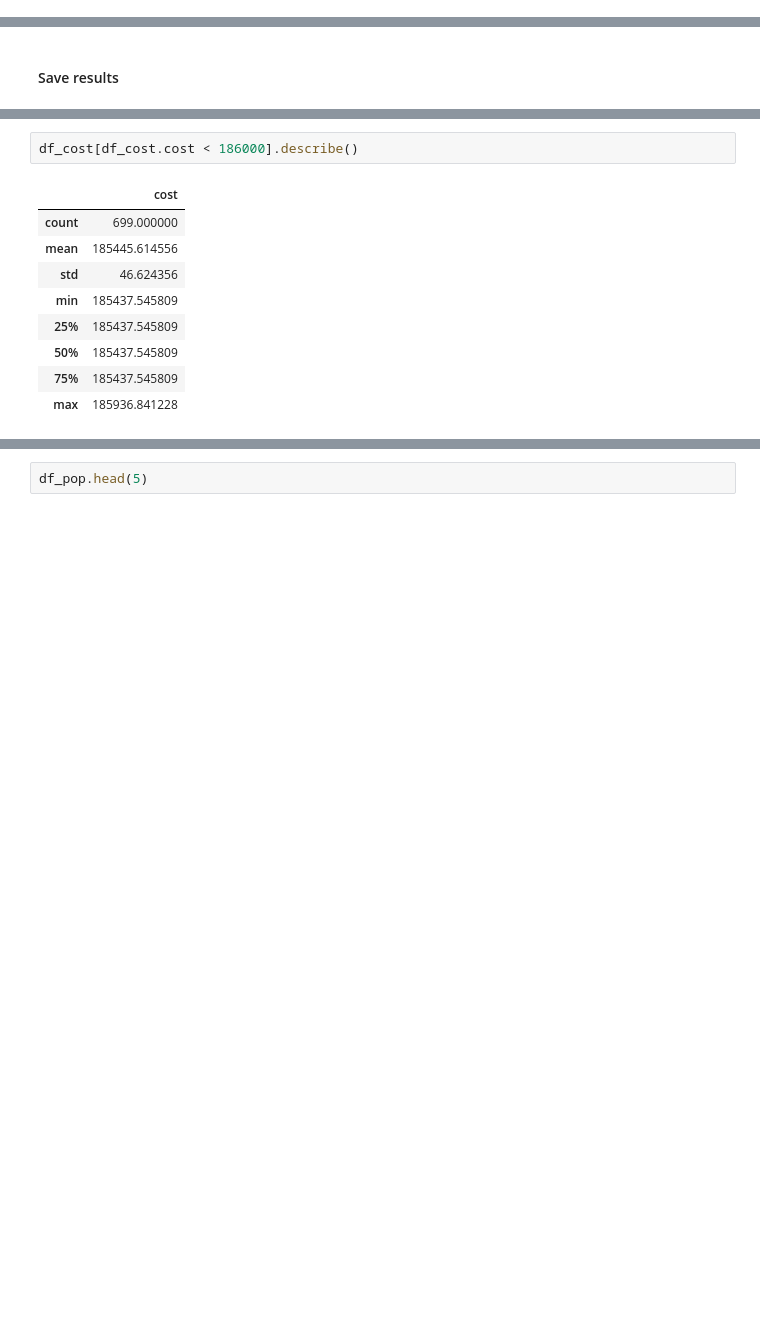
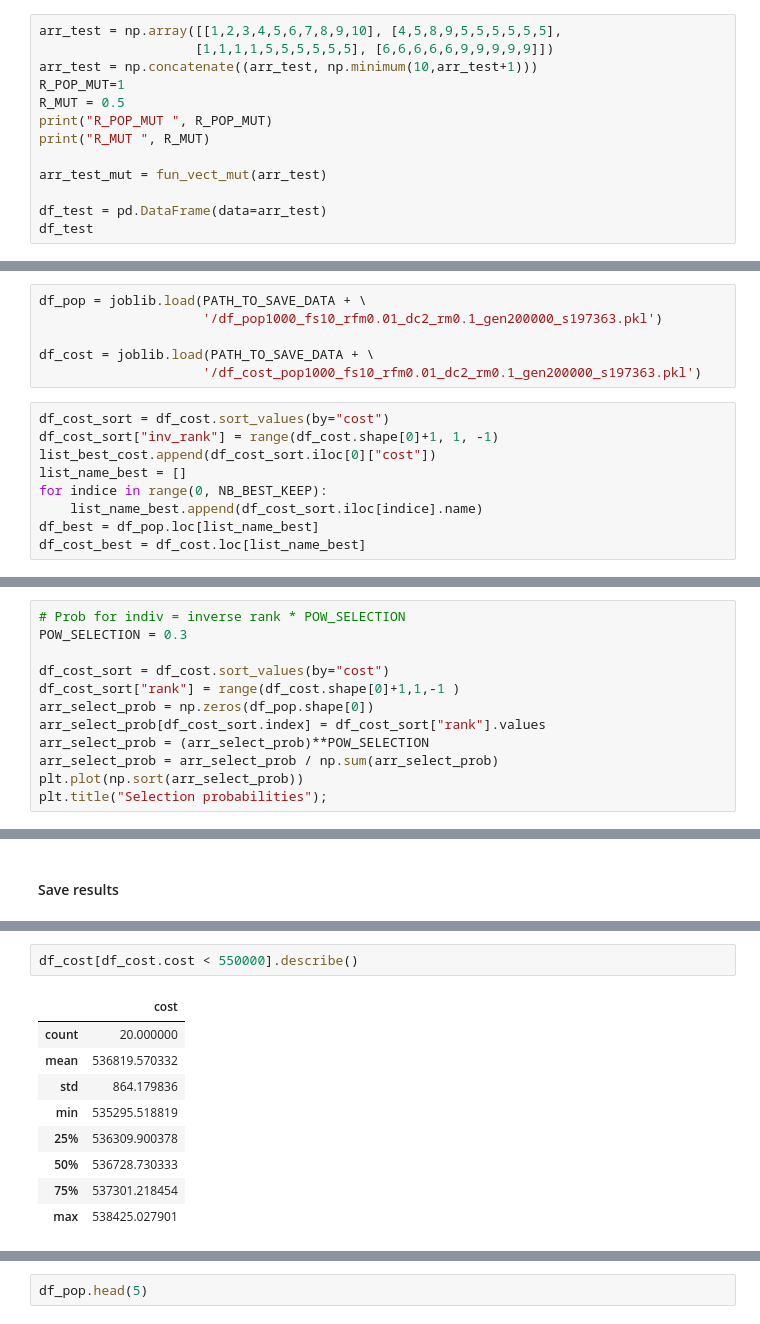
Before and after one commit to jeugregg/santa-workshop-tour-2019, a Jupyter notebook: santa-s-2019-starter-notebook.ipynb, the cells around one changed output, grey strips where cells are left out. Saved outputs shown, nothing was run; the diff lists cells and outputs as text; blank space fills up the shorter version.

Commit message:
Update santa-s-2019-starter-notebook.ipynb
add fun_vect_mut with njit (to test, not implemented)
and correct crossing number indiv + remove duplicate indiv.

```diff
--- a/santa-s-2019-starter-notebook.ipynb
+++ b/santa-s-2019-starter-notebook.ipynb
@@ -665,3 +770,16 @@ def find_same_indiv(arr_pop):
+# %%
+arr_test = np.array([[1,2,3,4,5,6,7,8,9,10], [4,5,8,9,5,5,5,5,5,5],
+                    [1,1,1,1,5,5,5,5,5,5], [6,6,6,6,6,9,9,9,9,9]])
+arr_test = np.concatenate((arr_test, np.minimum(10,arr_test+1)))
+R_POP_MUT=1
+R_MUT = 0.5
+print("R_POP_MUT ", R_POP_MUT)
+print("R_MUT ", R_MUT)
+
+arr_test_mut = fun_vect_mut(arr_test)
+
+df_test = pd.DataFrame(data=arr_test)
+df_test
 # %% [markdown]
 ## Read in the family information and sample submission
 # %%
@@ -1821,0 +1963,15 @@ Submission saved here : submission_197363.04481434217.csv
+# %%
+df_pop = joblib.load(PATH_TO_SAVE_DATA + \
+                     '/df_pop1000_fs10_rfm0.01_dc2_rm0.1_gen200000_s197363.pkl')
+
+df_cost = joblib.load(PATH_TO_SAVE_DATA + \
+                     '/df_cost_pop1000_fs10_rfm0.01_dc2_rm0.1_gen200000_s197363.pkl')
+# %%
+df_cost_sort = df_cost.sort_values(by="cost")
+df_cost_sort["inv_rank"] = range(df_cost.shape[0]+1, 1, -1)
+list_best_cost.append(df_cost_sort.iloc[0]["cost"])
+list_name_best = []
+for indice in range(0, NB_BEST_KEEP):
+    list_name_best.append(df_cost_sort.iloc[indice].name)
+df_best = df_pop.loc[list_name_best]
+df_cost_best = df_cost.loc[list_name_best]
@@ -1900,0 +2068,12 @@ df_cost.boxplot()
+# %%
+# Prob for indiv = inverse rank * POW_SELECTION
+POW_SELECTION = 0.3
+
+df_cost_sort = df_cost.sort_values(by="cost")
+df_cost_sort["rank"] = range(df_cost.shape[0]+1,1,-1 )
+arr_select_prob = np.zeros(df_pop.shape[0])
+arr_select_prob[df_cost_sort.index] = df_cost_sort["rank"].values
+arr_select_prob = (arr_select_prob)**POW_SELECTION
+arr_select_prob = arr_select_prob / np.sum(arr_select_prob)
+plt.plot(np.sort(arr_select_prob))
+plt.title("Selection probabilities");
@@ -2183,13 +2467,13 @@ df_cost.describe()
 # %%
-df_cost[df_cost.cost < 186000].describe()
+df_cost[df_cost.cost < 550000].describe()
 # %% [output]
 |  | cost |
-| count | 699.000000 |
-| mean | 185445.614556 |
-| std | 46.624356 |
-| min | 185437.545809 |
-| 25% | 185437.545809 |
-| 50% | 185437.545809 |
-| 75% | 185437.545809 |
-| max | 185936.841228 |
+| count | 20.000000 |
+| mean | 536819.570332 |
+| std | 864.179836 |
+| min | 535295.518819 |
+| 25% | 536309.900378 |
+| 50% | 536728.730333 |
+| 75% | 537301.218454 |
+| max | 538425.027901 |
 # %%
```
Also changed, not shown: parts of 41 cells of this notebook.
